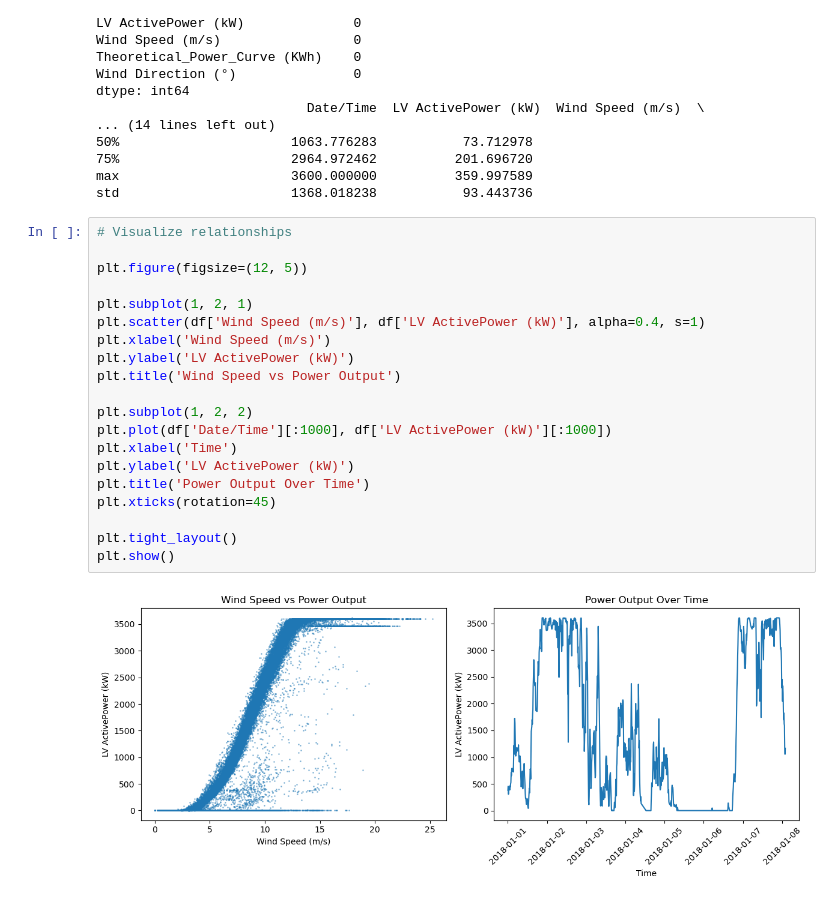
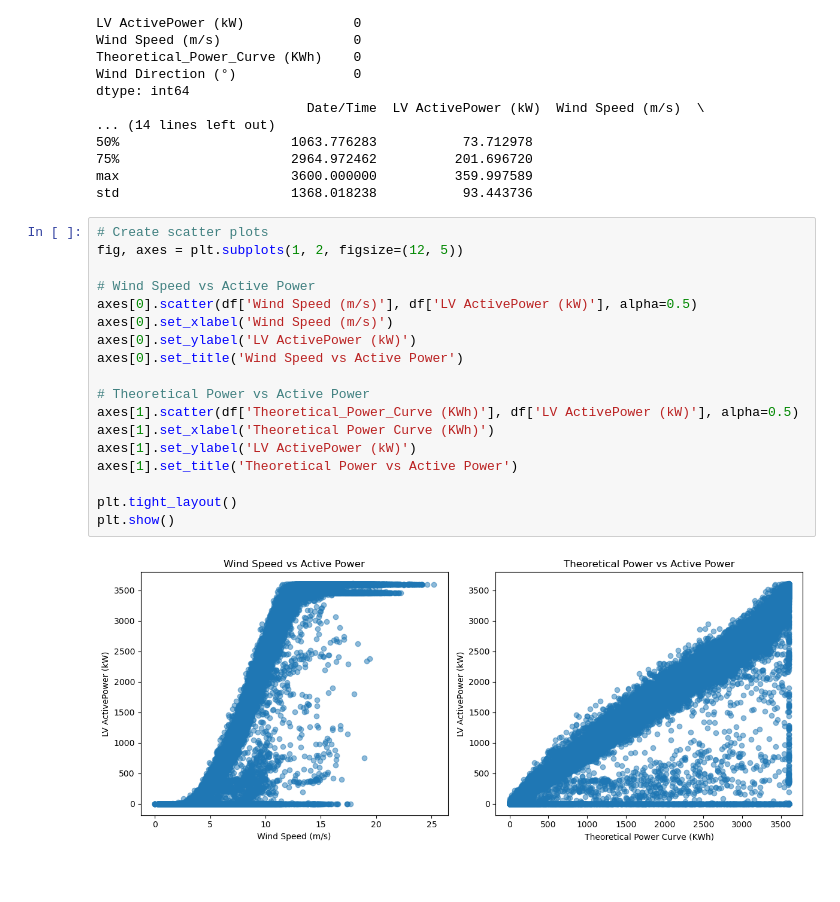
Before and after one commit to lamarojas/Lab_AttentionRNN, a Jupyter notebook: C10_M05_Lab.ipynb, the cells around one changed output. Saved outputs shown, nothing was run; the diff lists cells and outputs as text; blank space fills up the shorter version.

```diff
--- a/C10_M05_Lab.ipynb
+++ b/C10_M05_Lab.ipynb
@@ -59,25 +59,23 @@ dtype: int64
 max                      3600.000000          359.997589
 std                      1368.018238           93.443736
 # %%
-# Visualize relationships
+# Create scatter plots
+fig, axes = plt.subplots(1, 2, figsize=(12, 5))
 
-plt.figure(figsize=(12, 5))
+# Wind Speed vs Active Power
+axes[0].scatter(df['Wind Speed (m/s)'], df['LV ActivePower (kW)'], alpha=0.5)
+axes[0].set_xlabel('Wind Speed (m/s)')
+axes[0].set_ylabel('LV ActivePower (kW)')
+axes[0].set_title('Wind Speed vs Active Power')
 
-plt.subplot(1, 2, 1)
-plt.scatter(df['Wind Speed (m/s)'], df['LV ActivePower (kW)'], alpha=0.4, s=1)
-plt.xlabel('Wind Speed (m/s)')
-plt.ylabel('LV ActivePower (kW)')
-plt.title('Wind Speed vs Power Output')
-
-plt.subplot(1, 2, 2)
-plt.plot(df['Date/Time'][:1000], df['LV ActivePower (kW)'][:1000])
-plt.xlabel('Time')
-plt.ylabel('LV ActivePower (kW)')
-plt.title('Power Output Over Time')
-plt.xticks(rotation=45)
+# Theoretical Power vs Active Power
+axes[1].scatter(df['Theoretical_Power_Curve (KWh)'], df['LV ActivePower (kW)'], alpha=0.5)
+axes[1].set_xlabel('Theoretical Power Curve (KWh)')
+axes[1].set_ylabel('LV ActivePower (kW)')
+axes[1].set_title('Theoretical Power vs Active Power')
 
 plt.tight_layout()
 plt.show()
 # %% [output]
-[figure, old version]
+[figure, new version]
 # %%
```
Also changed, not shown: parts of 18 cells of this notebook.
